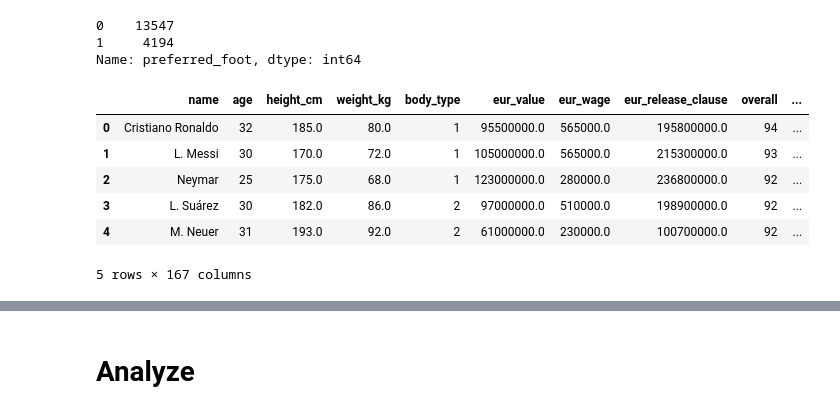
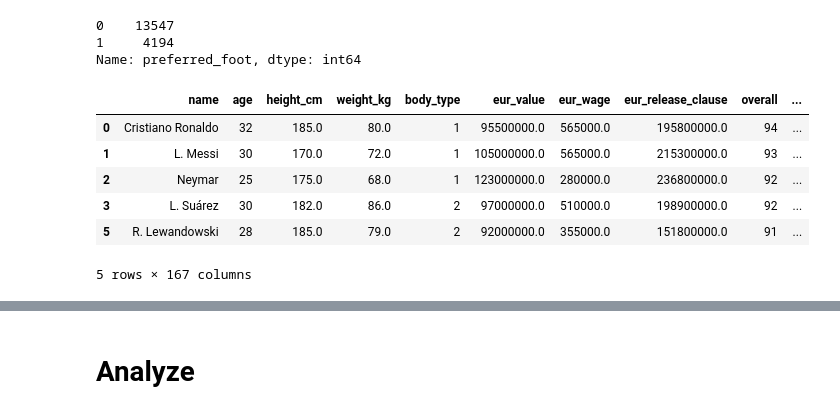
Before and after one commit to leducsang97/FIFA-18-Salary, a Jupyter notebook: Salary.ipynb, the cells around one changed output, grey strips where cells are left out. Cells and saved outputs as stored; diff of their text form; code cells hidden in the pictures.

```diff
--- a/Salary.ipynb
+++ b/Salary.ipynb
@@ -112,22 +112,22 @@ Name: preferred_foot, dtype: int64
 # %%
 # Put gk data to gk dataframe.
 gk = df[df['gk'].notnull()]
 
 # And drop all the null columns (properties not correlated with a goal keeper salary) in gk.
 rs_column = gk.columns.get_loc("rs")
 lcb_column = gk.columns.get_loc("lcb") + 1
 gk = gk.drop(gk.columns[rs_column:lcb_column],axis=1)
 
 # Finally, we drop the gk column in the df dataframe as not gk players do not have this property.
 data = df.drop(['gk','gk_diving','gk_handling','gk_kicking','gk_positioning', 'gk_reflexes'],axis =1)
-data.dropna()
+data = data.dropna()
 data.head(5)
 # %% [output]
 |  | name | age | height_cm | weight_kg | body_type | eur_value | eur_wage | eur_release_clause | overall | ... |
 | 0 | Cristiano Ronaldo | 32 | 185.0 | 80.0 | 1 | 95500000.0 | 565000.0 | 195800000.0 | 94 | ... |
 | 1 | L. Messi | 30 | 170.0 | 72.0 | 1 | 105000000.0 | 565000.0 | 215300000.0 | 93 | ... |
 | 2 | Neymar | 25 | 175.0 | 68.0 | 1 | 123000000.0 | 280000.0 | 236800000.0 | 92 | ... |
 | 3 | L. Suárez | 30 | 182.0 | 86.0 | 2 | 97000000.0 | 510000.0 | 198900000.0 | 92 | ... |
-| 4 | M. Neuer | 31 | 193.0 | 92.0 | 2 | 61000000.0 | 230000.0 | 100700000.0 | 92 | ... |
+| 5 | R. Lewandowski | 28 | 185.0 | 79.0 | 2 | 92000000.0 | 355000.0 | 151800000.0 | 91 | ... |
 5 rows × 167 columns
 # %%
```
Also changed, not shown: parts of 15 cells of this notebook.
